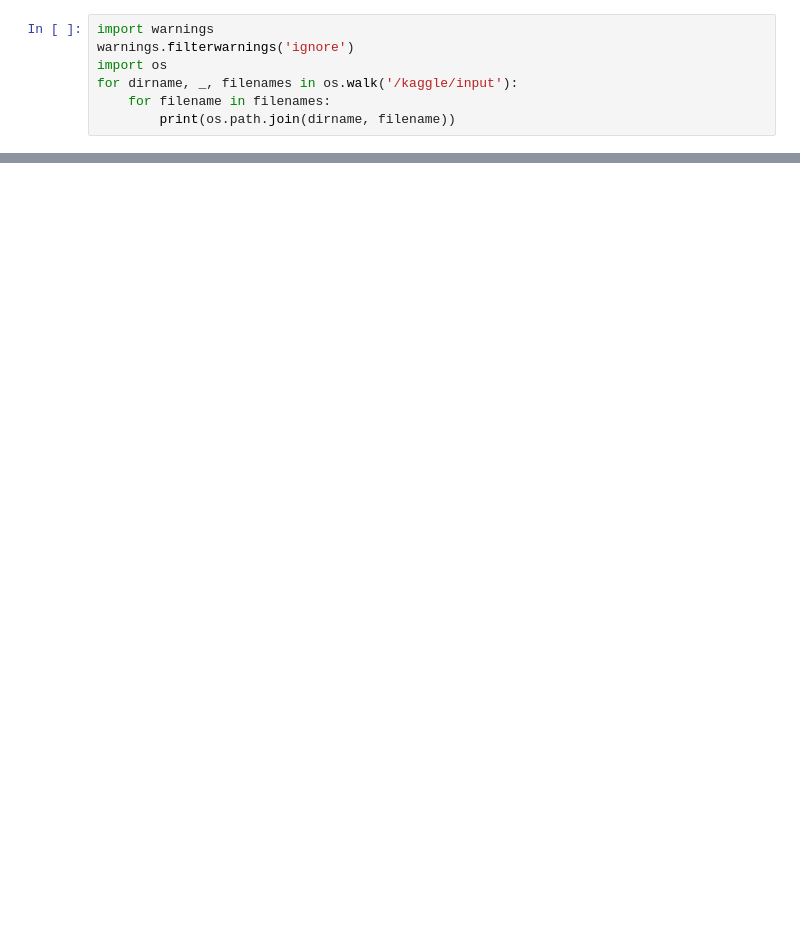
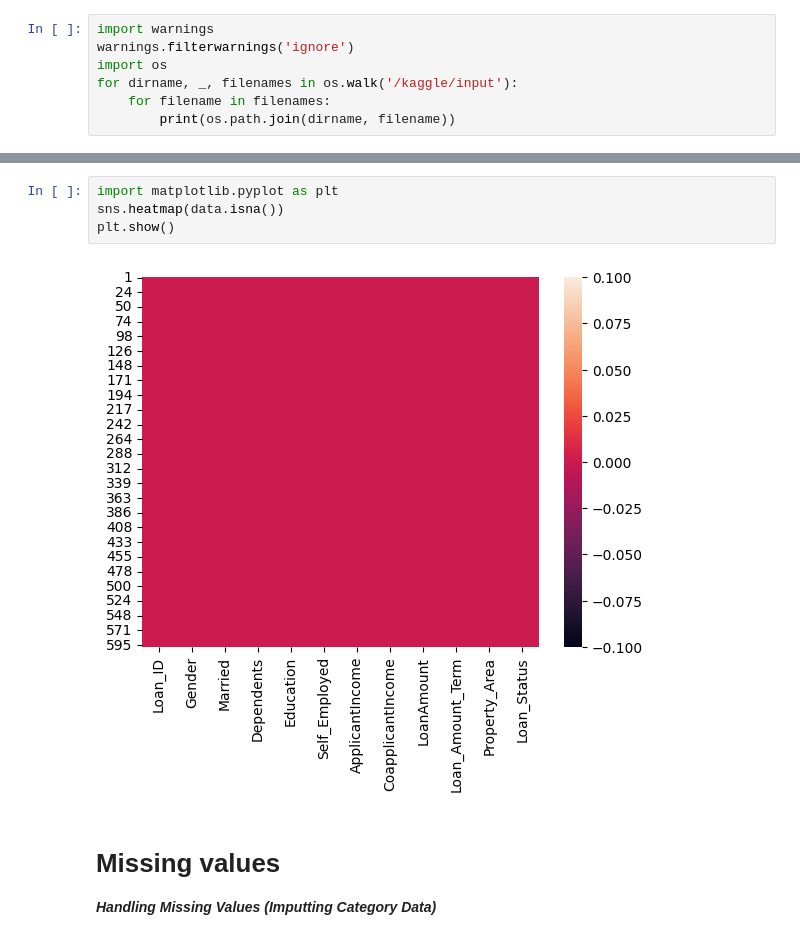
Before and after one commit to azaz9026/Data_Cleaning, a Jupyter notebook: data_cleaning.ipynb, the cells around one changed output, grey strips where cells are left out. Drawn from its saved outputs; the diff is of its cells as text; blank space fills up the shorter version.

```diff
--- a/data_cleaning.ipynb
+++ b/data_cleaning.ipynb
@@ -30,0 +157,10 @@ df.head()
+# %%
+import matplotlib.pyplot as plt
+sns.heatmap(data.isna())
+plt.show()
+# %% [output]
+[figure, added]
+# %% [markdown]
+# Missing values
+
+***Handling Missing Values (Imputting Category Data)***
```
Also changed, not shown: parts of 33 cells of this notebook.
